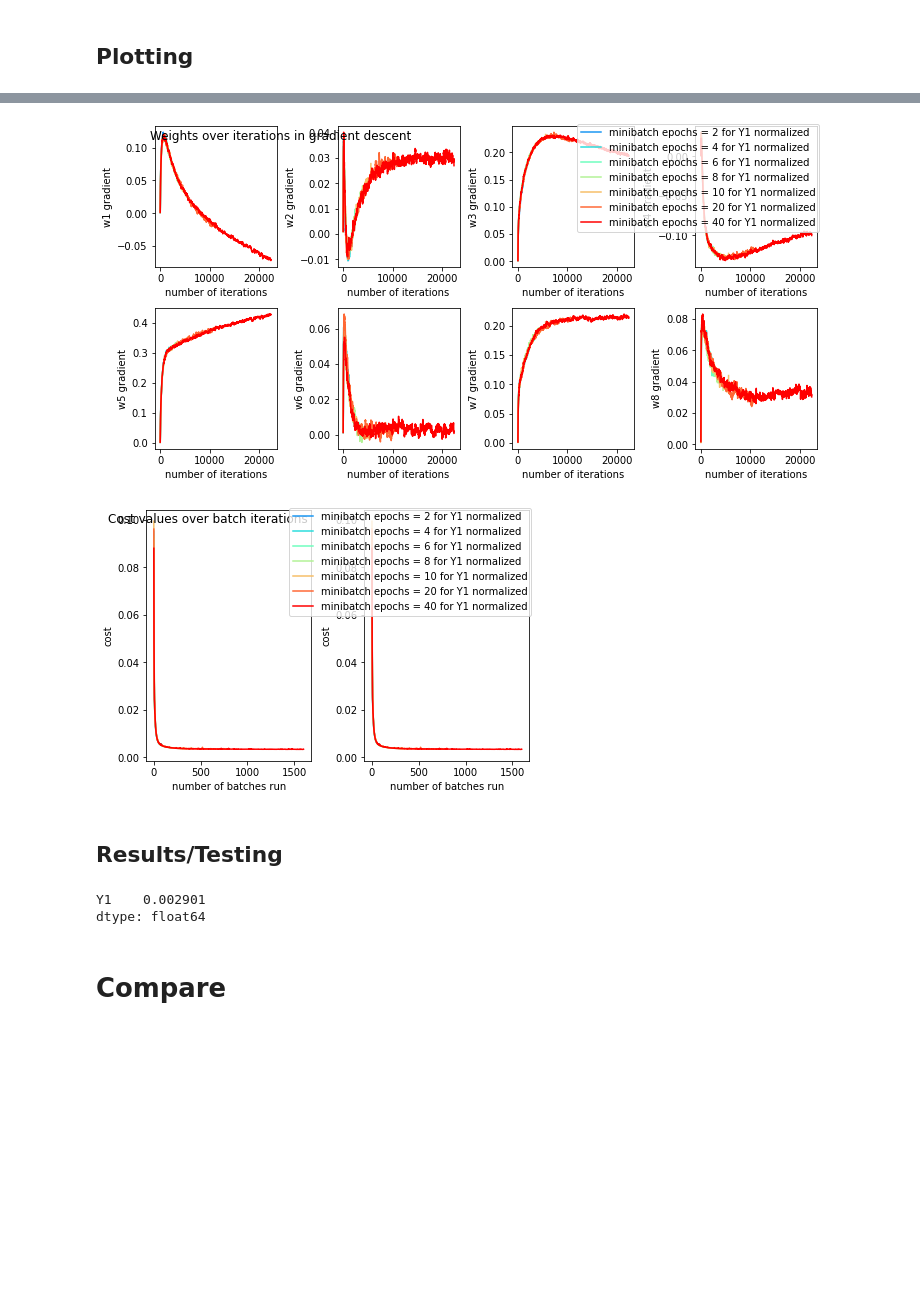
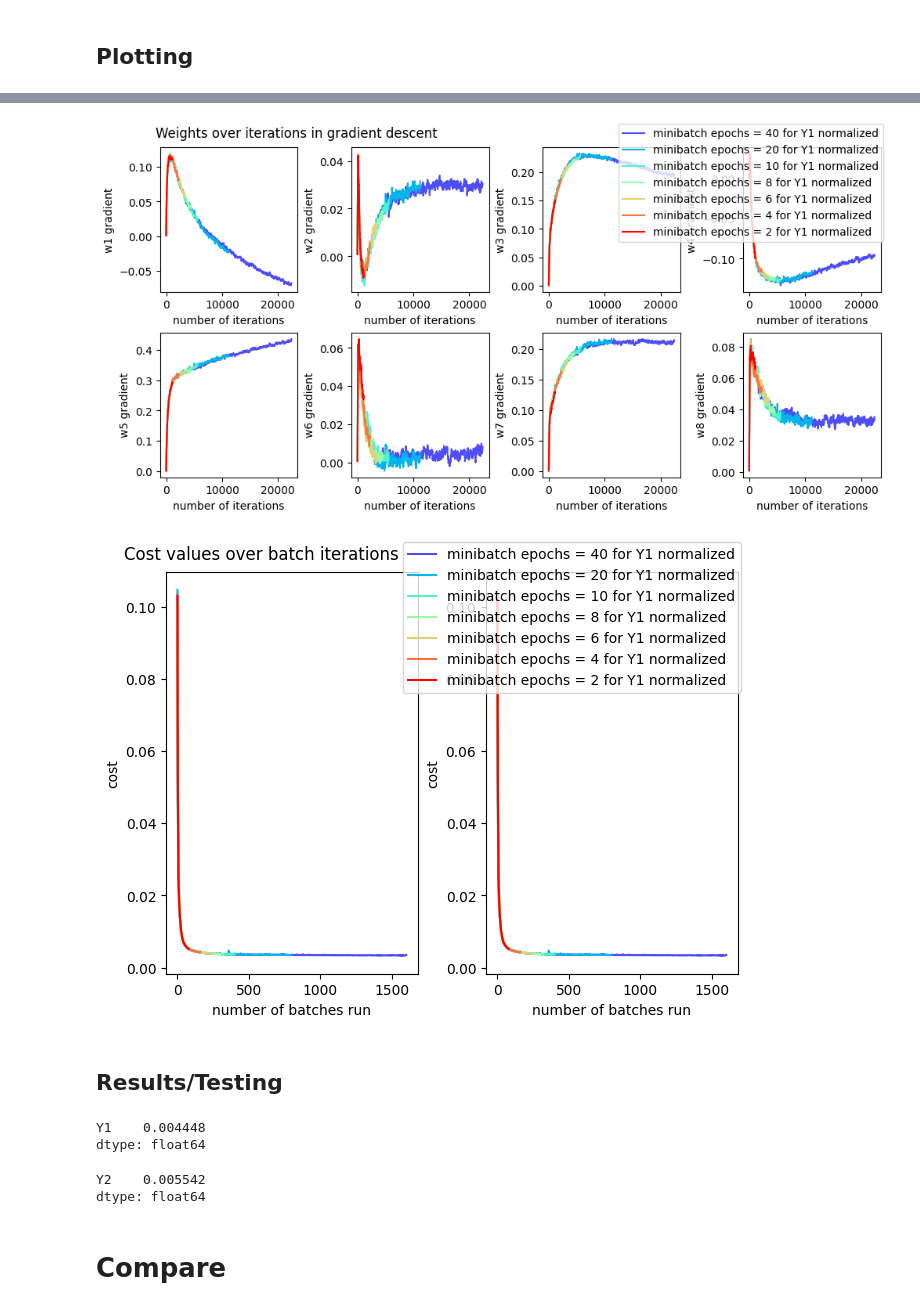
Before and after one commit to TristanLeclair/COMP551Colab, a Jupyter notebook: Lin_Reg.ipynb, the cells around one changed output, grey strips where cells are left out. Drawn from its saved outputs; the diff is of its cells as text; code cells hidden in the pictures; blank space fills up the shorter version.

```diff
--- a/Lin_Reg.ipynb
+++ b/Lin_Reg.ipynb
@@ -316,6 +316,7 @@ class LinearRegression:
         #alternatively: self.w = np.linalg.inv(x.T @ x)@x.T@y
         print(x.shape, y.shape)
         self.w = np.linalg.lstsq(x, y, rcond=-1)[0]          #return w for the least square difference
+        self.cost = .5*np.mean((np.dot(x,self.w) - y)**2, axis=None)
         return self
 
     def predict(self, x):
@@ -587,7 +651,7 @@ class MiniBatch_SGD_LinearRegression:
 
 
             # print('Epoch {0}, batches: {1}'.format(itr, len(mini_batches)))
-
+        self.final_cost = cost
         return self
 
     def predict(self, x):
@@ -731,7 +795,7 @@ def plotGradients(w_histories_grad, cost_histories_batch, descriptions):
     if not len(w_histories_grad) == len(cost_histories_batch):
         raise Exception('History lists must be of same length (same number of minibatches)')
 
-    colors = cm.rainbow(np.linspace(0.2, 1, len(w_histories_grad)))
+    colors = cm.rainbow(np.linspace(0.1, 1, len(w_histories_grad)))
     colorLines = []
 
     # 1 color per gradient graph
@@ -761,6 +825,8 @@ def plotGradients(w_histories_grad, cost_histories_batch, descriptions):
 
     fig_w.legend(colorLines, descriptions)
     fig_cost.legend(colorLines, descriptions)
+    fig_w.savefig('test_w')
+    fig_cost.savefig('test_cost')
 # %%
 for hist, cost, desc in zip(w_hists_list, costs_list, descriptions_list):
     plotGradients(hist, cost, desc)
@@ -792,0 +875,32 @@ plotGradients(grads, costs, descriptions)
+# %%
+batchSizes = [8,16,32,64,128]
+
+grads = []
+costs = []
+descriptions = []
+
+sgd = SGD_LinearRegression()
+grad = GradientDescent(max_iters=100, learning_rate=1e-2, record_history=True, epsilon=1e-8)
+sgd.fit(X, Y1, grad)
+grads.append(grad.w_history)
+costs.append(sgd.cost_history)
+descriptions.append('full batched on Y1 normalized 100 epochs')
+
+for batchsize in batchSizes:
+    sgd = MiniBatch_SGD_LinearRegression(batch_size=batchsize, epochs=2)
+    grad = GradientDescent(max_iters=100, learning_rate=1e-2, record_history=True, epsilon=1e-8)
+    sgd.fit(X, Y1, grad, create_mini_batches)
+    grads.append(grad.w_history)
+    costs.append(sgd.cost_history)
+    descriptions.append('batch size = {0} on Y1 normalized'.format(batchsize))
+
+
+sgd = SGD_LinearRegression()
+grad = GradientDescent(max_iters=15, learning_rate=1e-2, record_history=True, epsilon=1e-8)
+sgd.fit(X, Y1, grad)
+grads.append(grad.w_history)
+costs.append(sgd.cost_history)
+descriptions.append('full batched on Y1 normalized 15 epochs')
+
+
+plotGradients(grads, costs, descriptions)
@@ -793,22 +910,23 @@ plotGradients(grads, costs, descriptions)
 # %%
 epochs = [2,4,6,8,10,20,40]
+epochs.reverse()
 
 grads = []
 costs = []
 descriptions = []
 for epoch in epochs:
     sgd = MiniBatch_SGD_LinearRegression(batch_size=16, epochs=epoch)
     grad = GradientDescent(max_iters=15, learning_rate=1e-2, record_history=True, epsilon=1e-8)
     sgd.fit(X, Y1, grad, create_mini_batches)
     costs.append(sgd.cost_history)
     grads.append(grad.w_history)
     descriptions.append('minibatch epochs = {0} for Y1 normalized'.format(epoch))
 
 
 plotGradients(grads, costs, descriptions)
 # %% [output]
-[figure, old version]
+[figure, new version]
-[figure, old version]
+[figure, new version]
 # %% [markdown]
 ## Results/Testing
 # %%
@@ -816,6 +934,6 @@ predictions = sgd.predict(testX_Y1)
 # %%
-errorMiniSGD = sse(predictions, testData[["Y1"]])
-errorMiniSGD
+errorMiniSGD_Y1 = sse(predictions_Y1, testData[["Y1"]])
+errorMiniSGD_Y1
 # %% [output]
-Y1    0.002901
+Y1    0.004448
 dtype: float64
@@ -822,3 +942,9 @@ dtype: float64
+# %%
+errorMiniSGD_Y2 = sse(predictions_Y2, testData[["Y2"]])
+errorMiniSGD_Y2
+# %% [output]
+Y2    0.005542
+dtype: float64
 # %% [markdown]
 # Compare
 # %%
```
Also changed, not shown: parts of 39 cells of this notebook, 1 other file.
